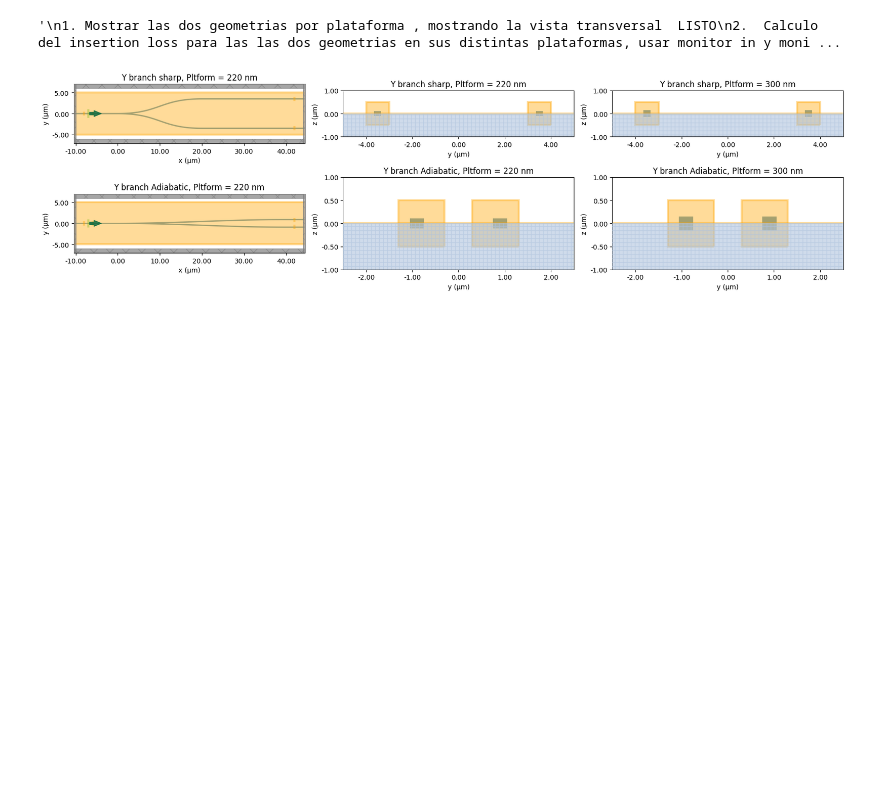
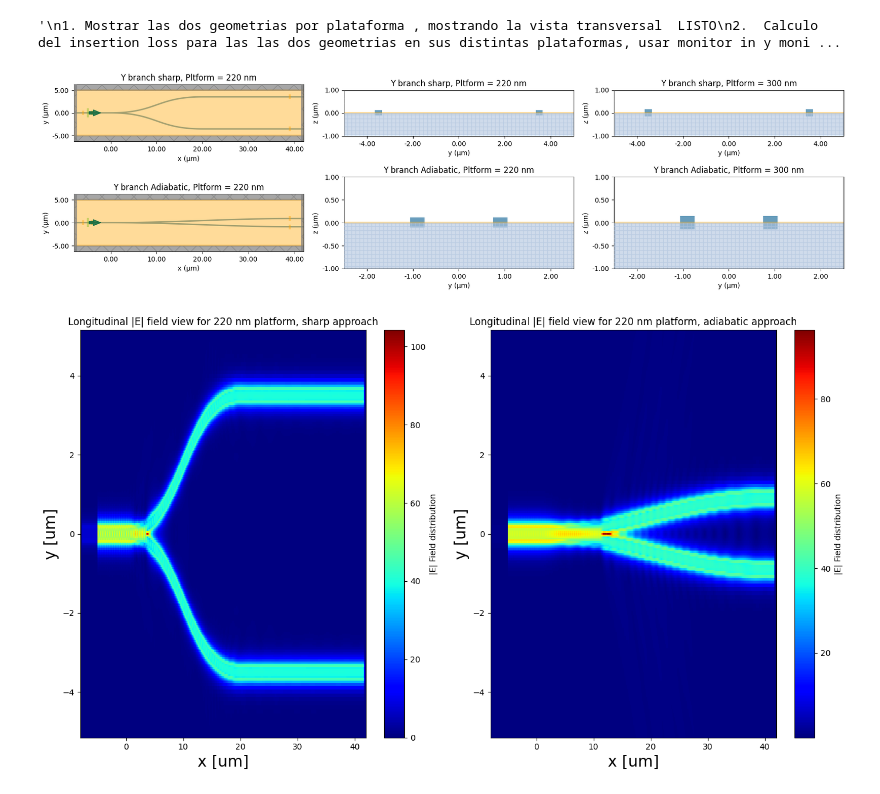
Before and after one commit to Juanes2001/GDS_py_TDY_venv, a Jupyter notebook: notebooks/Hom2_point4.ipynb, the cells around one changed output. Cells and saved outputs as stored; diff of their text form; code cells hidden in the pictures; blank space fills up the shorter version.

```diff
--- a/notebooks/Hom2_point4.ipynb
+++ b/notebooks/Hom2_point4.ipynb
@@ -33,7 +33,7 @@ web.configure("U7IS5Q1AW3qYVxPAAQDE7vgxaTz6Kt6aI9AioPZUajVRQQ2o")
 # %% [output]
 Configuration saved successfully.
 # %%
-version_name = "Ybranch_sharp_v6"
+version_name = "Ybranch_sharp_v1"
 
 project_dir = Path.cwd()  # directory where notebook is located
 data_dir = project_dir / "data_hom2_point4"
@@ -117,7 +117,7 @@ def build_Ybranch_simulation(
             # Input assumed at left side of layout
             source = td.ModeSource(
                 name="Input_Source",
-                center=[-7, 0, 0],
+                center=[-5, 0, 0],
                 size=[0, 2, 2],
                 source_time=td.GaussianPulse(freq0=freq0, fwidth=fwidth),
                 direction="+",
@@ -129,7 +129,7 @@ def build_Ybranch_simulation(
             # Reflection monitor
             monitor_reflc= td.FieldMonitor(
                 name="mon_Reflect",
-                center=[-8, 0,0],
+                center=[-6, 0,0],
                 size=[0, 1, 1],
                 freqs=freq,
             )
@@ -137,7 +137,7 @@ def build_Ybranch_simulation(
             # Input monitors
             monitor_in= td.FieldMonitor(
                 name="mon_Input",
-                center=[-6, 0,0],
+                center=[-4, 0,0],
                 size=[0, 1, 1],
                 freqs=freq,
             )
@@ -147,7 +147,7 @@ def build_Ybranch_simulation(
                 # Output1 monitors
                 monitor_out1= td.FieldMonitor(
                     name="mon_Output1",
-                    center=[42, output_offset,0],
+                    center=[39, output_offset,0],
                     size=[0, 1, 1],
                     freqs=freq,
                 )
@@ -155,7 +155,7 @@ def build_Ybranch_simulation(
                 # Output monitors
                 monitor_out2= td.FieldMonitor(
                     name="mon_Output2",
-                    center=[42, -output_offset,0],
+                    center=[39, -output_offset,0],
                     size=[0, 1, 1],
                     freqs=freq,
                 )
@@ -164,7 +164,7 @@ def build_Ybranch_simulation(
                 # Output1 monitors
                 monitor_out1= td.FieldMonitor(
                     name="mon_Output1",
-                    center=[42, 0.8,0],
+                    center=[39, 0.8+width/2,0],
                     size=[0, 1, 1],
                     freqs=freq,
                 )
@@ -172,7 +172,7 @@ def build_Ybranch_simulation(
                 # Output monitors
                 monitor_out2= td.FieldMonitor(
                     name="mon_Output2",
-                    center=[42, -0.8,0],
+                    center=[39, -0.8-width/2,0],
                     size=[0, 1, 1],
                     freqs=freq,
                 )
@@ -189,7 +189,7 @@ def build_Ybranch_simulation(
 
             sim = td.Simulation(
                 center = (17,0,0),
-                size=(54, 12, 8),
+                size=(49, 10, 6),
                 structures=[silicon_structure],
                 sources=[source],
                 monitors=[monitor_out1,monitor_out2, monitor_in,monitor_reflc, monitor_longitudinal],
@@ -198,7 +198,7 @@ def build_Ybranch_simulation(
                 run_time=1e-12,
                 grid_spec=td.GridSpec.auto(
                     wavelength=wavelength.min(),
-                    min_steps_per_wvl=12,
+                    min_steps_per_wvl=10,
                 ),
             )
 
@@ -305,34 +280,88 @@ axes0[0][1].set_title(f"Y branch sharp, Pltform = {[220,300][0]} nm")
 
 
 sim[1][0].plot(x=42, lw=1, ax=axes0[0][2])   # Vista transversal Single mode waveguides a 300 nm
 axes0[0][2].set_xlim([-5, 5])
 axes0[0][2].set_ylim([-1, 1])
 axes0[0][2].set_title(f"Y branch sharp, Pltform = {[220,300][1]} nm")
 
 
 
 
 
 sim[0][1].plot(z=0, lw=1, ax=axes0[1][0])   # Vista transversal Single mode waveguides a 220 nm
 axes0[1][0].set_title(f"Y branch Adiabatic, Pltform = {[220,300][0]} nm")
 
 
 sim[0][1].plot(x=42, lw=1, ax=axes0[1][1])   # Vista transversal Single mode waveguides a 300 nm
 axes0[1][1].set_xlim([-2.5, 2.5])
 axes0[1][1].set_ylim([-1, 1])
 axes0[1][1].set_title(f"Y branch Adiabatic, Pltform = {[220,300][0]} nm")
 
 
 sim[1][1].plot(x=42, lw=1, ax=axes0[1][2])   # Vista transversal Single mode waveguides a 300 nm
 axes0[1][2].set_xlim([-2.5, 2.5])
 axes0[1][2].set_ylim([-1, 1])
 axes0[1][2].set_title(f"Y branch Adiabatic, Pltform = {[220,300][1]} nm")
 
 
 plt.tight_layout()
 plt.show()
+
+
+
+
+
+fig_1, ax_1 = plt.subplots(1,2,figsize=(14,8))
+
+Ex_L = Longitudinal[0][0].Ex.abs.isel(f = 24).squeeze() ## A 1550 nm
+Ey_L = Longitudinal[0][0].Ey.abs.isel(f = 24).squeeze()
+Ez_L = Longitudinal[0][0].Ez.abs.isel(f = 24).squeeze()
+E_L = np.sqrt(np.abs(Ex_L)**2 + np.abs(Ey_L)**2 + np.abs(Ez_L)**2)
+
+x_L = Ex_L.coords['x'].values
+y_L = Ex_L.coords['y'].values
+
+im = ax_1[0].pcolormesh(
+    x_L,
+    y_L,
+    E_L.T,
+    shading='auto',
+    cmap='jet'
+)
+
+ax_1[0].set_xlabel("x [um]", fontsize=19)
+ax_1[0].set_ylabel("y [um]", fontsize=19)
+ax_1[0].set_title(f"Longitudinal |E| field view for {220} nm platform, sharp approach")
+plt.colorbar(im, ax=ax_1[0]).set_label("|E| Field distribution")
+
+
+Ex_L = Longitudinal[0][1].Ex.abs.isel(f = 24).squeeze() ## A 1550 nm
+Ey_L = Longitudinal[0][1].Ey.abs.isel(f = 24).squeeze()
+Ez_L = Longitudinal[0][1].Ez.abs.isel(f = 24).squeeze()
+E_L = np.sqrt(np.abs(Ex_L)**2 + np.abs(Ey_L)**2 + np.abs(Ez_L)**2)
+
+x_L = Ex_L.coords['x'].values
+y_L = Ex_L.coords['y'].values
+
+im = ax_1[1].pcolormesh(
+    x_L,
+    y_L,
+    E_L.T,
+    shading='auto',
+    cmap='jet'
+)
+
+ax_1[1].set_xlabel("x [um]", fontsize=19)
+ax_1[1].set_ylabel("y [um]", fontsize=19)
+ax_1[1].set_title(f"Longitudinal |E| field view for {220} nm platform, adiabatic approach")
+plt.colorbar(im, ax=ax_1[1]).set_label("|E| Field distribution")
+
+
+plt.tight_layout()
+plt.show()
 # %% [output]
-[figure, old version]
+[figure, new version]
+[figure, added]
 # %%
 ## Mediremos el insertion loss usando el monitor de salida y relativo al monitor de entrada
 fig4, axes4 = plt.subplots(1, 2, figsize=(17, 6))
```
Also changed, not shown: parts of 4 cells of this notebook.
